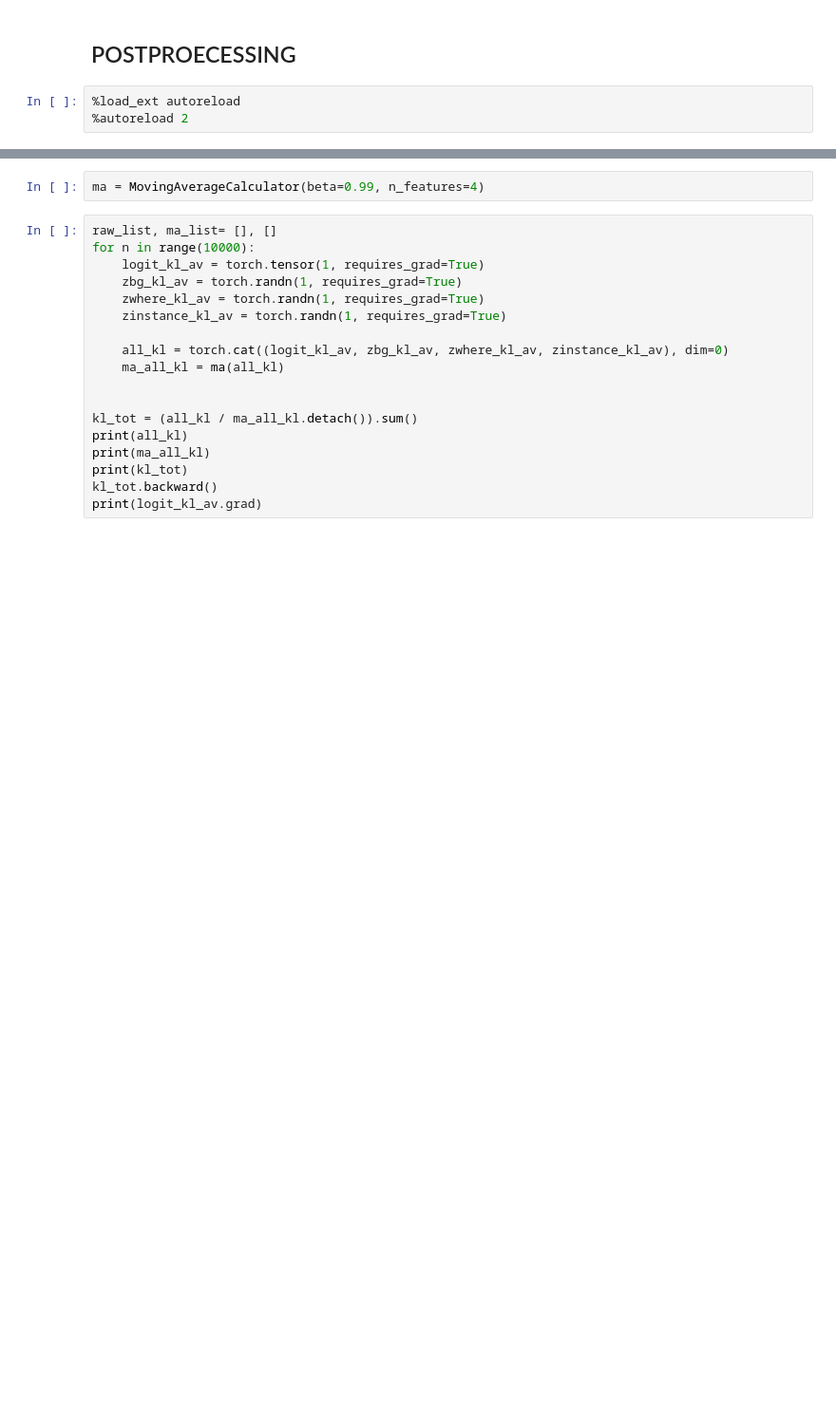
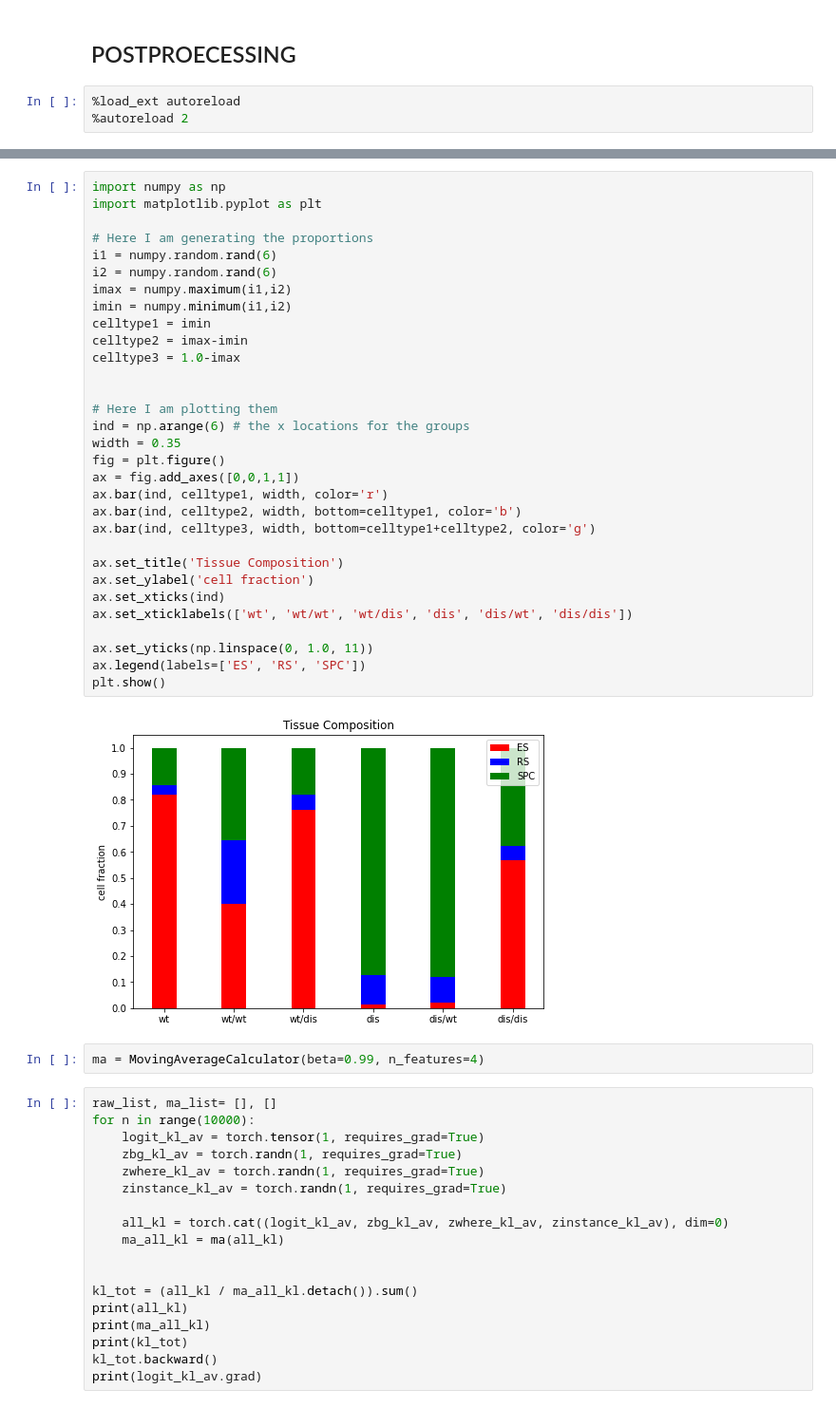
Before and after one commit to broadinstitute/genus, a Jupyter notebook: src/notebook0_experimet.ipynb, the cells around one changed output, grey strips where cells are left out. Shown at 95% size. Drawn from its saved outputs; the diff is of its cells as text; blank space fills up the shorter version.

```diff
--- a/src/notebook0_experimet.ipynb
+++ b/src/notebook0_experimet.ipynb
@@ -20,3 +20,36 @@ torch.__version__ -->  1.8.0
+# %%
+import numpy as np
+import matplotlib.pyplot as plt
+
+# Here I am generating the proportions
+i1 = numpy.random.rand(6)
+i2 = numpy.random.rand(6)
+imax = numpy.maximum(i1,i2)
+imin = numpy.minimum(i1,i2)
+celltype1 = imin
+celltype2 = imax-imin
+celltype3 = 1.0-imax
+
+
+# Here I am plotting them
+ind = np.arange(6) # the x locations for the groups
+width = 0.35
+fig = plt.figure()
+ax = fig.add_axes([0,0,1,1])
+ax.bar(ind, celltype1, width, color='r')
+ax.bar(ind, celltype2, width, bottom=celltype1, color='b')
+ax.bar(ind, celltype3, width, bottom=celltype1+celltype2, color='g')
+
+ax.set_title('Tissue Composition')
+ax.set_ylabel('cell fraction')
+ax.set_xticks(ind)
+ax.set_xticklabels(['wt', 'wt/wt', 'wt/dis', 'dis', 'dis/wt', 'dis/dis'])
+
+ax.set_yticks(np.linspace(0, 1.0, 11))
+ax.legend(labels=['ES', 'RS', 'SPC'])
+plt.show()
+# %% [output]
+[figure, added]
 # %%
 ma = MovingAverageCalculator(beta=0.99, n_features=4)
 # %%
```
Also changed, not shown: parts of 1 cell of this notebook, 3 other files.
